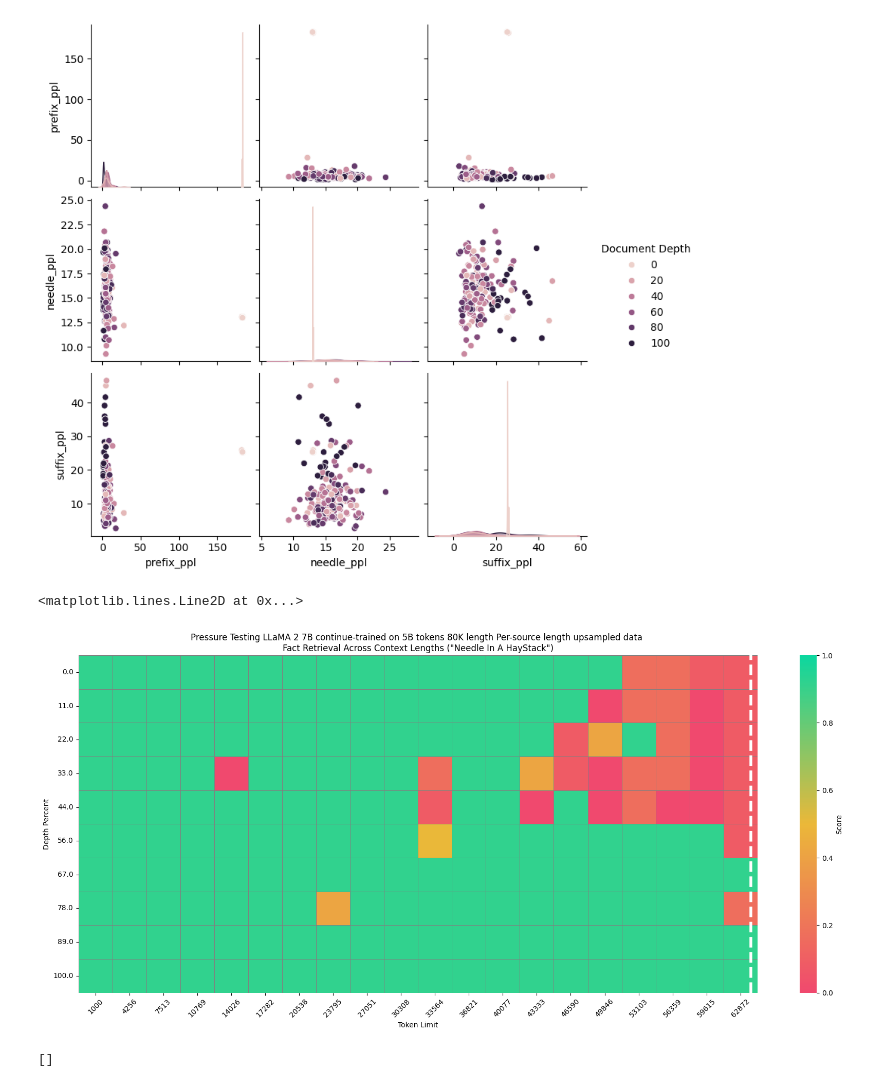
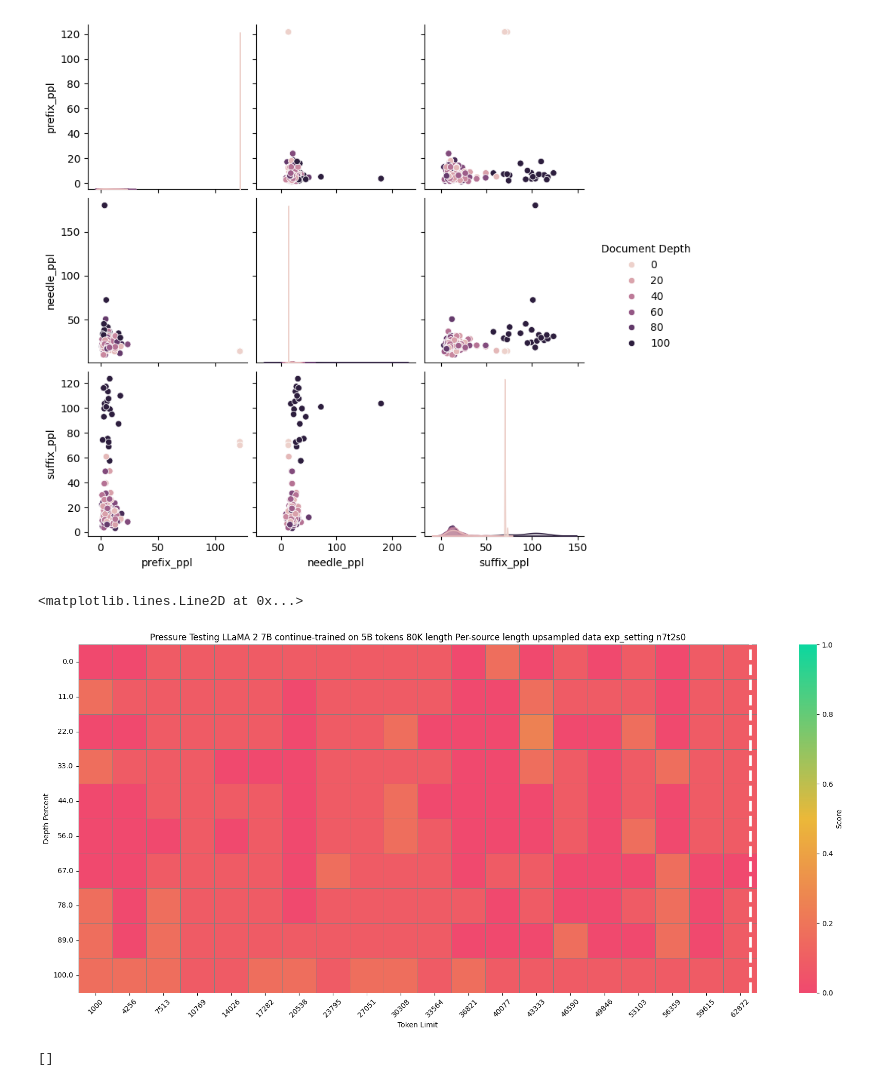
Before and after one commit to ZetangForward/Long-Context-Data-Engineering, a Jupyter notebook: eval/needle/visualize.ipynb, the cells around one changed output. Drawn from its saved outputs; the diff is of its cells as text; code cells hidden in the pictures.

```diff
--- a/eval/needle/visualize.ipynb
+++ b/eval/needle/visualize.ipynb
@@ -10,17 +10,18 @@ from modelzipper.tutils import *
 import re
 
 
-FOLDER_PATH = "/vepfs/wcf/G/zecheng/Long-Context-Data-Engineering/eval/needle/results/llama-2-7b-80k_n6t2s1l/"
+FOLDER_PATH = "/vepfs/wcf/G/zecheng/Long-Context-Data-Engineering/eval/needle/results/llama-2-7b-80k_n7t2s0/"
 MODEL_NAME = "LLaMA 2 7B continue-trained on 5B tokens 80K length Per-source length upsampled data"
 PRETRAINED_LEN=81920
 NEEDLES = auto_read_data("/vepfs/wcf/G/zecheng/Long-Context-Data-Engineering/eval/needle/needle.jsonl")
+EXP_NAME = FOLDER_PATH.split('/')[-2].split('_')[-1]
 
 pattern = r"n(\d+)[a-zA-Z]"
 match = re.search(pattern, FOLDER_PATH.split('/')[-2])
 n = int(match.group(1))
-
-retrieval_question = NEEDLES[n]["retrieval_question"]
-needle = NEEDLES[n]["value"]
+print(f"n is {n}")
+retrieval_question = NEEDLES[n-1]["retrieval_question"]
+needle = NEEDLES[n-1]["value"]
 expected_answer = needle[len(retrieval_question):]
 print(f"needle: {needle}\n expected_answer: {expected_answer}")
 expected_answer = expected_answer.lower().split()
@@ -92,9 +93,6 @@ print("Overall score %.3f" % df["Score"].mean())
 
 # sns.jointplot(x="prefix_ppl", y="suffix_ppl", data=df)
 sns.pairplot(data=df, vars=['prefix_ppl', 'needle_ppl', 'suffix_ppl'], hue='Document Depth')
-
-
-
 plt.show()
 
 
@@ -120,7 +118,7 @@ heatmap = sns.heatmap(
 
 # More aesthetics
 model_name_ = MODEL_NAME
-plt.title(f'Pressure Testing {model_name_} \nFact Retrieval Across Context Lengths ("Needle In A HayStack")')  # Adds a title
+plt.title(f'Pressure Testing {model_name_} exp_setting {EXP_NAME}')  # Adds a title
 plt.xlabel('Token Limit')  # X-axis label
 plt.ylabel('Depth Percent')  # Y-axis label
 plt.xticks(rotation=45)  # Rotates the x-axis labels to prevent overlap
@@ -150,6 +148,6 @@ Overall score 0.782
-[figure, old version]
+[figure, new version]
 <matplotlib.lines.Line2D at 0x...>
-[figure, old version]
+[figure, new version]
 # %%
 data
 # %% [output]
```
Also changed, not shown: parts of 1 cell of this notebook, 3 other files.
